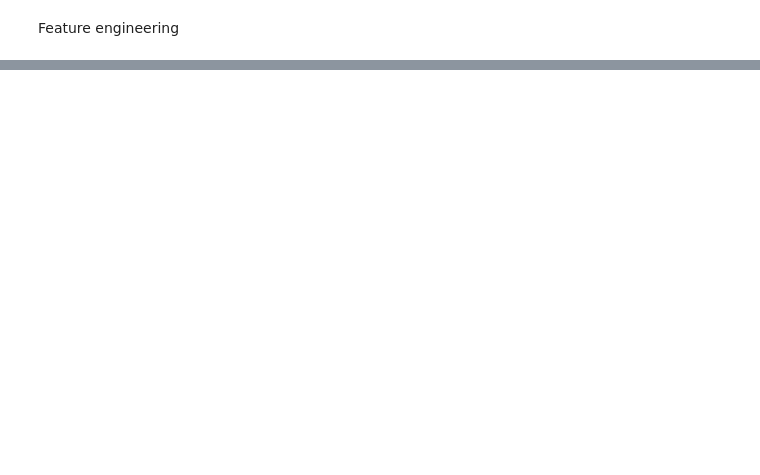
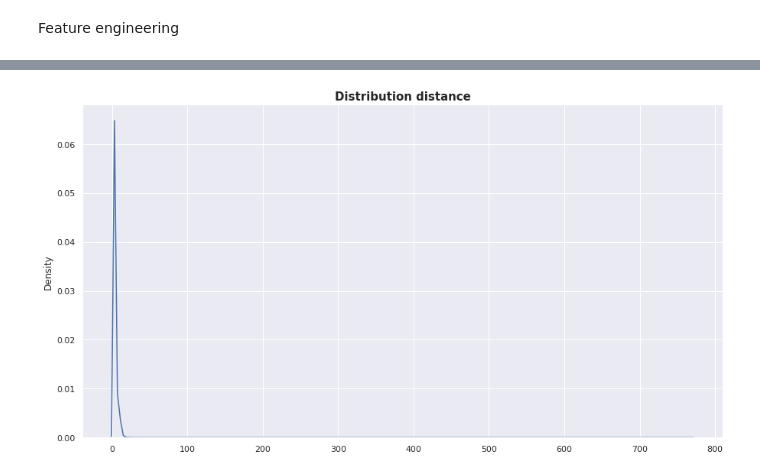
Before and after one commit to choudhurysibani120/NYC-Trip-Time-Prediction, a Jupyter notebook: sibani_choudhury_NYC_Taxi_Trip_Time_Prediction_Capstone_Project.ipynb, the cells around one changed output, grey strips where cells are left out. Drawn from its saved outputs; the diff is of its cells as text; code cells hidden in the pictures; blank space fills up the shorter version.

```diff
--- a/sibani_choudhury_NYC_Taxi_Trip_Time_Prediction_Capstone_Project.ipynb
+++ b/sibani_choudhury_NYC_Taxi_Trip_Time_Prediction_Capstone_Project.ipynb
@@ -286,0 +321,8 @@ ValueError: ignored
+# %%
+def distance(lat1, lon1, lat2, lon2):
+  p = 0.017453292519943295 # pi/180
+  a = 0.5 - np.cos((lat2 - lat1) * p)/2 + np.cos(lat1 * p) * np.cos(lat2 * p) * (1- np.cos((lon2 - lon1) * p)) /2
+  return 0.6213712 * 12742 * np.arcsin(np.sqrt(a))
+# %%
+data['distance']= distance(data.pickup_latitude, data.pickup_longitude, data.dropoff_latitude, data.dropoff_longitude)
+data.head()
@@ -286,0 +336,5 @@ ValueError: ignored
+# %%
+plt.figure(figsize=(15,8))
+sns.kdeplot(data['distance'].values).set_title("Distribution distance",fontsize=15,fontweight='bold');
+# %% [output]
+[figure, added]
```
Also changed, not shown: parts of 20 cells of this notebook.
